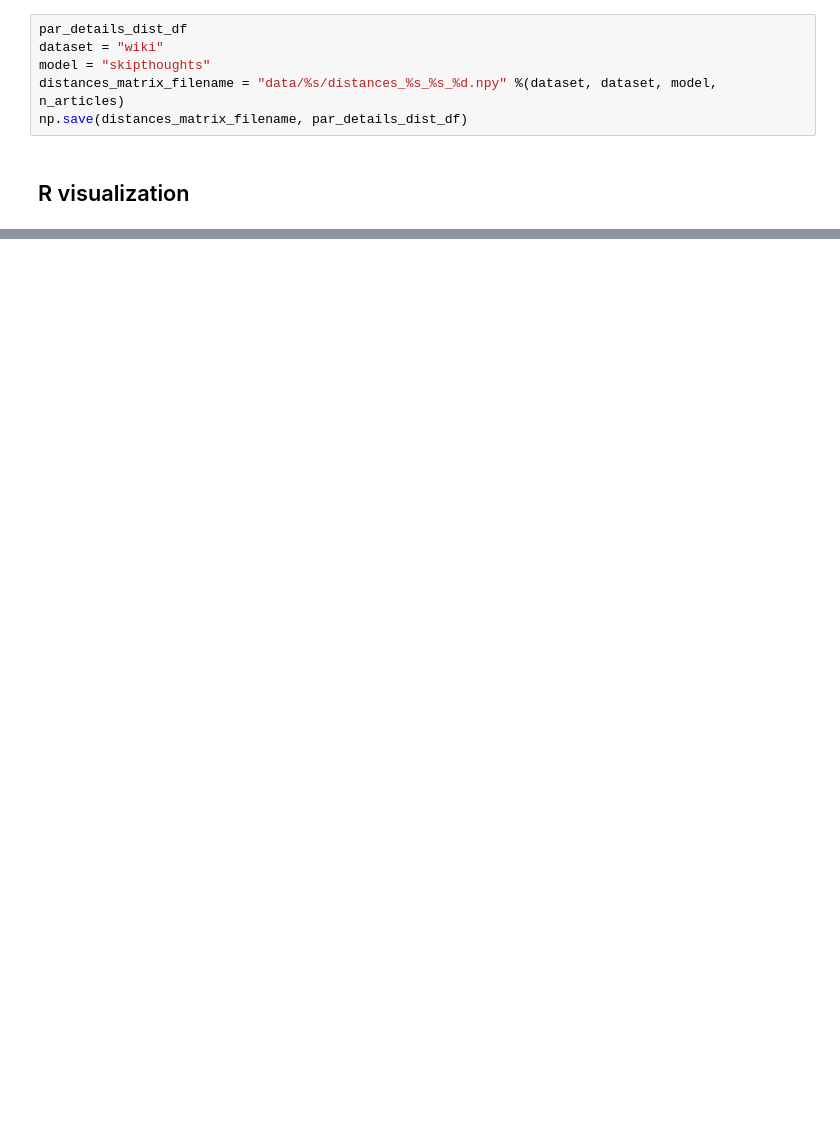
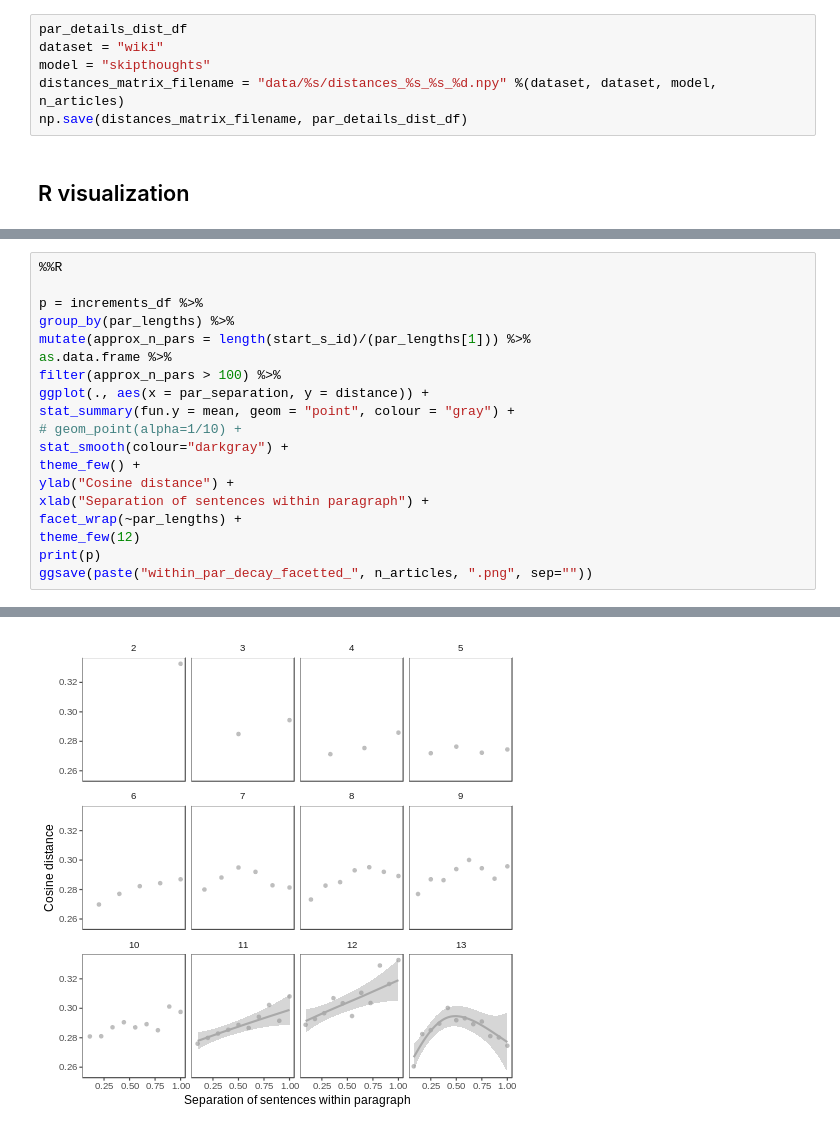
Before and after one commit to erindb/descodisc, a Jupyter notebook: distances.ipynb, the cells around one changed output, grey strips where cells are left out. Cells and saved outputs as stored; diff of their text form; blank space fills up the shorter version.

```diff
--- a/distances.ipynb
+++ b/distances.ipynb
@@ -249,0 +312,20 @@ np.save(distances_matrix_filename, par_details_dist_df)
+# %%
+%%R
+
+p = increments_df %>%
+group_by(par_lengths) %>%
+mutate(approx_n_pars = length(start_s_id)/(par_lengths[1])) %>%
+as.data.frame %>%
+filter(approx_n_pars > 100) %>%
+ggplot(., aes(x = par_separation, y = distance)) +
+stat_summary(fun.y = mean, geom = "point", colour = "gray") +
+# geom_point(alpha=1/10) +
+stat_smooth(colour="darkgray") +
+theme_few() +
+ylab("Cosine distance") +
+xlab("Separation of sentences within paragraph") +
+facet_wrap(~par_lengths) +
+theme_few(12)
+print(p)
+ggsave(paste("within_par_decay_facetted_", n_articles, ".png", sep=""))
+# %% [output]
@@ -249,0 +333 @@ np.save(distances_matrix_filename, par_details_dist_df)
+[figure, added]
```
Also changed, not shown: parts of 27 cells of this notebook.
